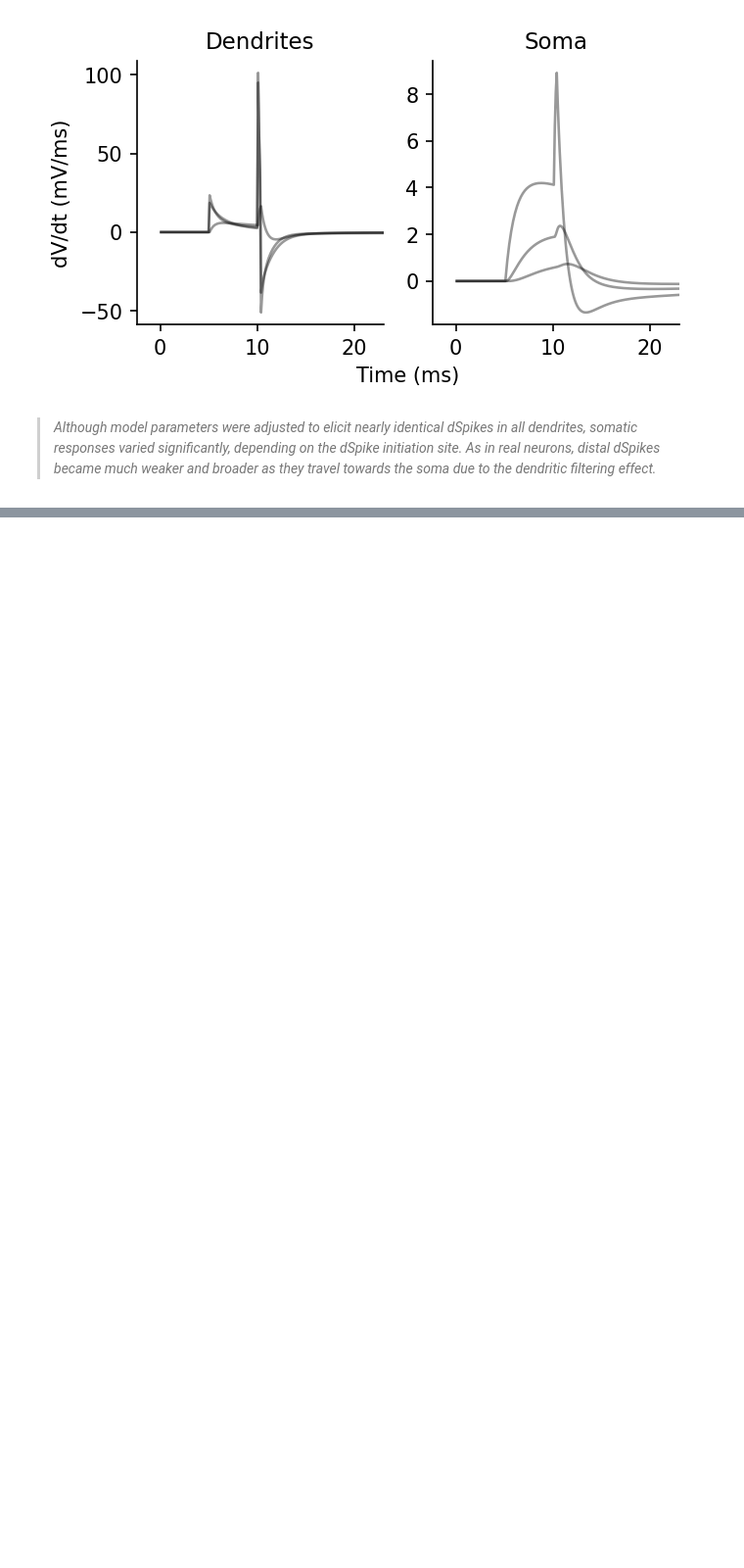
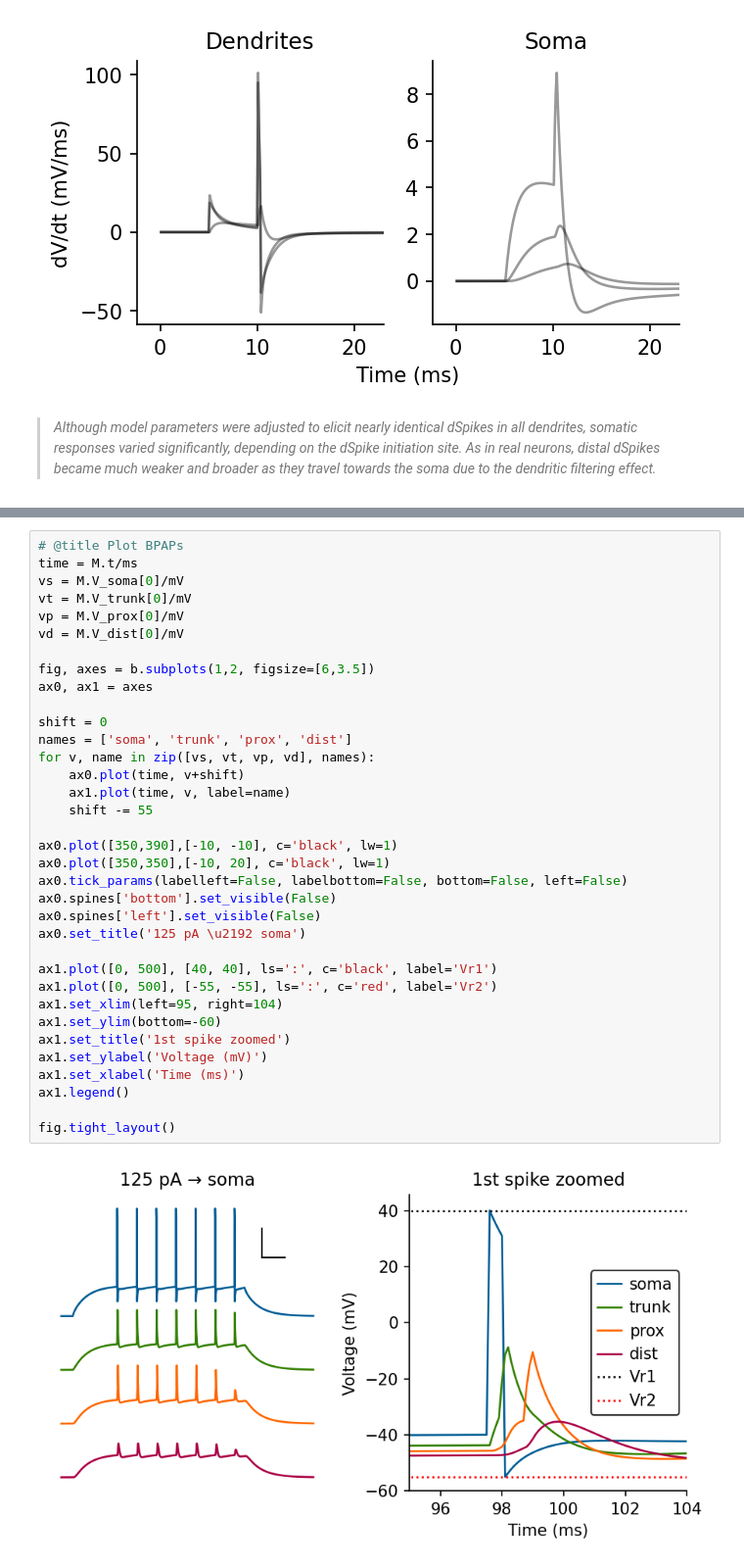
Before and after one commit to mpgl/dendrify-old-see-readme, a Jupyter notebook: Fig4-notebook.ipynb, the cells around one changed output, grey strips where cells are left out. Shown: that part at 98% size. Cells and saved outputs as stored; diff of their text form; blank space fills up the shorter version.

```diff
--- a/Fig4-notebook.ipynb
+++ b/Fig4-notebook.ipynb
@@ -299,0 +432,37 @@ b.plot(range(80), range(80), c='#888a85ff', ls=':' )
+# %%
+# @title Plot BPAPs
+time = M.t/ms
+vs = M.V_soma[0]/mV
+vt = M.V_trunk[0]/mV
+vp = M.V_prox[0]/mV
+vd = M.V_dist[0]/mV
+
+fig, axes = b.subplots(1,2, figsize=[6,3.5])
+ax0, ax1 = axes
+
+shift = 0
+names = ['soma', 'trunk', 'prox', 'dist']
+for v, name in zip([vs, vt, vp, vd], names):
+    ax0.plot(time, v+shift)
+    ax1.plot(time, v, label=name)
+    shift -= 55
+
+ax0.plot([350,390],[-10, -10], c='black', lw=1)
+ax0.plot([350,350],[-10, 20], c='black', lw=1)
+ax0.tick_params(labelleft=False, labelbottom=False, bottom=False, left=False)
+ax0.spines['bottom'].set_visible(False)
+ax0.spines['left'].set_visible(False)
+ax0.set_title('125 pA \u2192 soma')
+
+ax1.plot([0, 500], [40, 40], ls=':', c='black', label='Vr1')
+ax1.plot([0, 500], [-55, -55], ls=':', c='red', label='Vr2')
+ax1.set_xlim(left=95, right=104)
+ax1.set_ylim(bottom=-60)
+ax1.set_title('1st spike zoomed')
+ax1.set_ylabel('Voltage (mV)')
+ax1.set_xlabel('Time (ms)')
+ax1.legend()
+
+fig.tight_layout()
+# %% [output]
+[figure, added]
```
Also changed, not shown: parts of 21 cells of this notebook.
